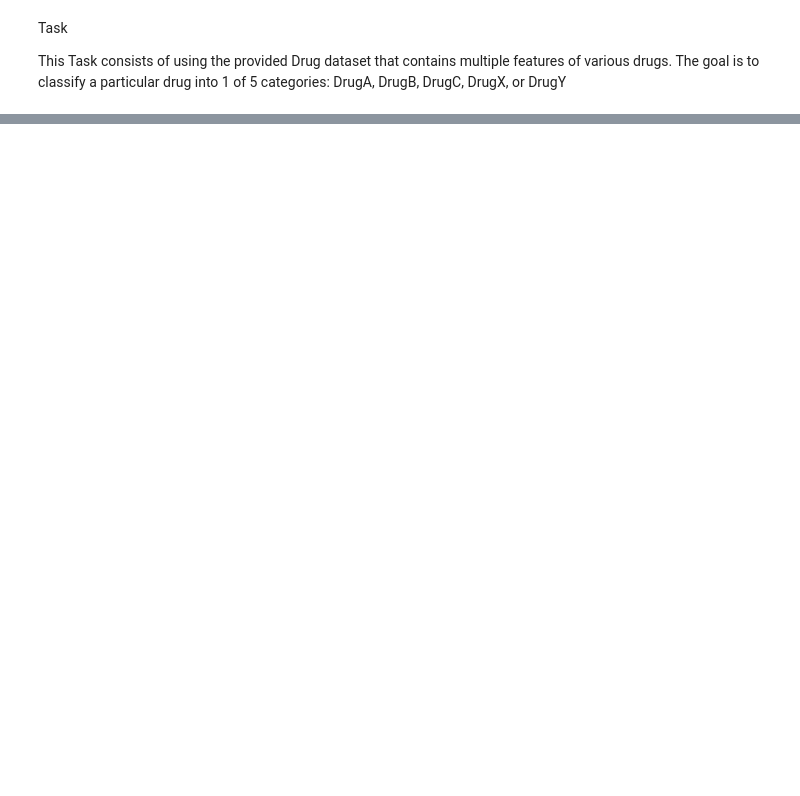
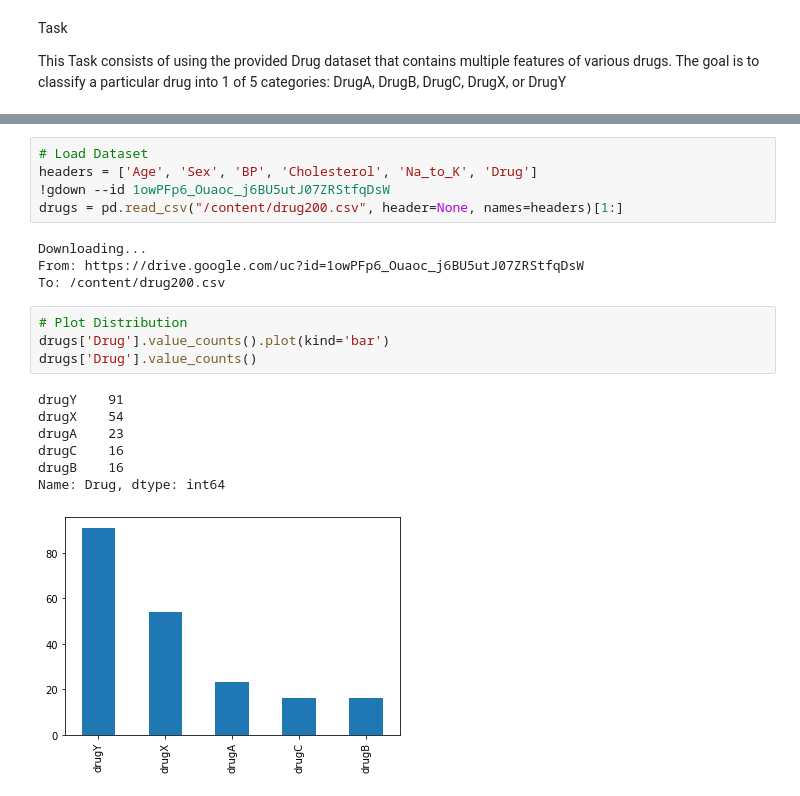
Before and after one commit to m-triassi/ai-projects-472, a Jupyter notebook: Project1_task2.ipynb, the cells around one changed output, grey strips where cells are left out. Saved outputs shown, nothing was run; the diff lists cells and outputs as text; blank space fills up the shorter version.

```diff
--- a/Project1_task2.ipynb
+++ b/Project1_task2.ipynb
@@ -44,0 +26,21 @@ This Task consists of using the provided Drug dataset that contains multiple fea
+# %%
+# Load Dataset
+headers = ['Age', 'Sex', 'BP', 'Cholesterol', 'Na_to_K', 'Drug']
+!gdown --id 1owPFp6_Ouaoc_j6BU5utJ07ZRStfqDsW
+drugs = pd.read_csv("/content/drug200.csv", header=None, names=headers)[1:]
+# %% [output]
+Downloading...
+From: https://drive.google.com/uc?id=1owPFp6_Ouaoc_j6BU5utJ07ZRStfqDsW
+To: /content/drug200.csv
+# %%
+# Plot Distribution
+drugs['Drug'].value_counts().plot(kind='bar')
+drugs['Drug'].value_counts()
+# %% [output]
+drugY    91
+drugX    54
+drugA    23
+drugC    16
+drugB    16
+Name: Drug, dtype: int64
+[figure, added]
```
Also changed, not shown: parts of 23 cells of this notebook.
